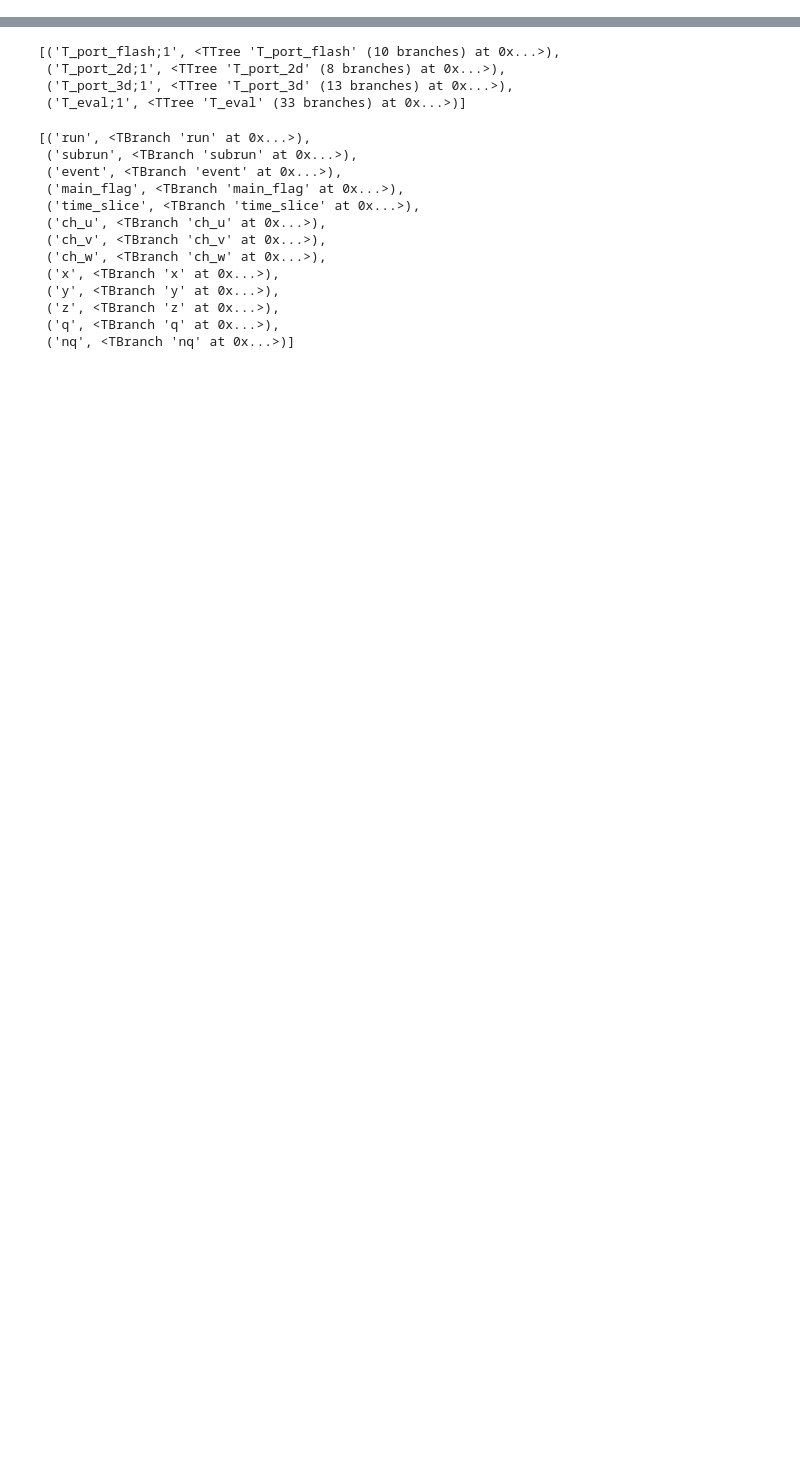
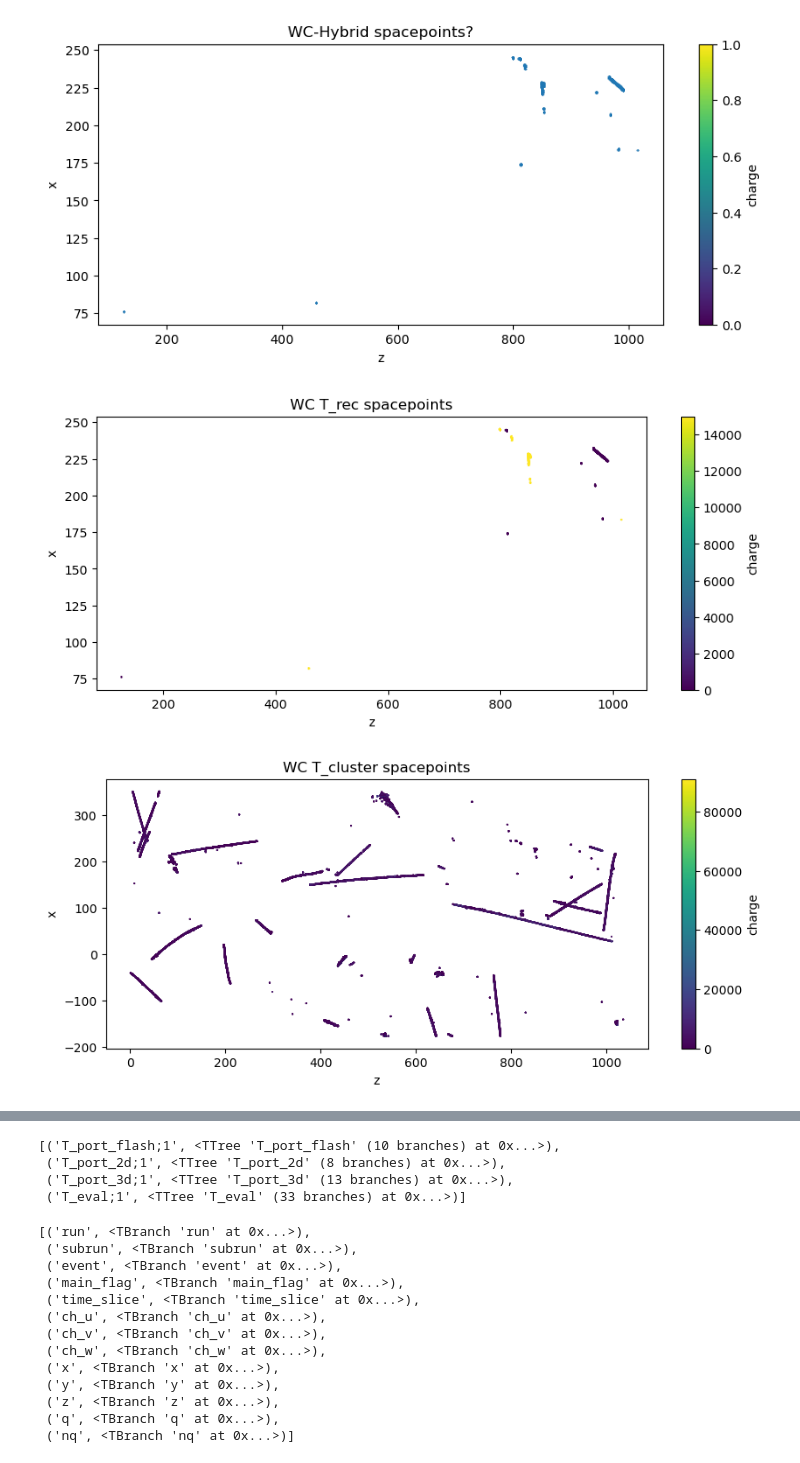
Before and after one commit to leehagaman/spacepoint_ssv, a Jupyter notebook: analyze_files_from_reco1_processing.ipynb, the cells around one changed output, grey strips where cells are left out. Cells and saved outputs as stored; diff of their text form; code cells hidden in the pictures; blank space fills up the shorter version.

```diff
--- a/analyze_files_from_reco1_processing.ipynb
+++ b/analyze_files_from_reco1_processing.ipynb
@@ -5,6 +5,8 @@ import matplotlib.pyplot as plt
 
 import pandas as pd
 # %%
+reco1_file = "input_files/newly_processed_files/PhysicsRun-2017_11_5_4_50_23-0013779-00270_20190207T153317_ext_unbiased_2_20190610T213810_simmxd_20190610T233509_g4_detsim_mix_r1a_r1b_postdlmctruth_r1c_postwcct_postdlmc.root"
+
 nominal_celltree_file = "input_files/newly_processed_files/PhysicsRun-2017_11_5_4_50_23-0013779-00270_20190207T153317_ext_unbiased_2_20190610T213810_simmxd_20190610T233509_g4_detsim_mix_r1a_r1b_postdlmctruth_r1c_postwcct_postdlmc_detsim_mix_postwcct.root"
 
 merge_file = "input_files/newly_processed_files/merge.root"
@@ -17,7 +19,9 @@ nominal_reco2_file = "input_files/newly_processed_files/RootOutput-5e6e-23ef-939
 nominal_ntuple_file = "input_files/newly_processed_files/reco_stage_2_hist.root"
 
 # just T_rec added
-new_spacepoint_slimmed_port_file = "input_files/newly_processed_files/new_with_spacepoints/PhysicsRun-2017_11_5_4_50_23-0013779-00270_20190207T153317_ext_unbiased_2_20190610T213810_simmxd_20190610T233509_g4_detsim_mix_r1a_r1b_postdlmctruth_r1c_postwcct_postdlmc_detsim_mix_postwcct_20241203T230150_overlayWCP.root"
+#new_spacepoint_slimmed_port_file = "input_files/newly_processed_files/new_with_spacepoints/PhysicsRun-2017_11_5_4_50_23-0013779-00270_20190207T153317_ext_unbiased_2_20190610T213810_simmxd_20190610T233509_g4_detsim_mix_r1a_r1b_postdlmctruth_r1c_postwcct_postdlmc_detsim_mix_postwcct_20241203T230150_overlayWCP.root"
+#new_spacepoint_slimmed_port_file = "input_files/newly_processed_files/new_with_spacepoints/PhysicsRun-2017_11_5_4_50_23-0013779-00270_20190207T153317_ext_unbiased_2_20190610T213810_simmxd_20190610T233509_g4_detsim_mix_r1a_r1b_postdlmctruth_r1c_postwcct_postdlmc_detsim_mix_postwcct_20241204T163338_overlayWCP.root"
+new_spacepoint_slimmed_port_file = "input_files/newly_processed_files/new_with_spacepoints/PhysicsRun-2017_11_5_4_50_23-0013779-00270_20190207T153317_ext_unbiased_2_20190610T213810_simmxd_20190610T233509_g4_detsim_mix_r1a_r1b_postdlmctruth_r1c_postwcct_postdlmc_detsim_mix_postwcct_20241204T171026_overlayWCP.root"
 
 # these were when the PF step was failing due to a too long file name
 #nominal_pf_port_file = "input_files/newly_processed_files/RootOutput-601c-1a89-abac-83f4.root"
@@ -77,0 +200,69 @@ ZeroDivisionError: division by zero
+# %%
+xyz = f["Events"]["recob::SpacePoints_portedSpacePointsThreshold__PortRedux.obj.fXYZ[3]"].array(library="np")[1]
+x = xyz[:, 0]
+y = xyz[:, 1]
+z = xyz[:, 2]
+
+plt.figure(figsize=(10, 4))
+plt.scatter(z, x, s=0.1)
+plt.colorbar(label="charge")
+plt.xlabel("z")
+plt.ylabel("x")
+plt.title("WC-Hybrid spacepoints?")
+plt.show()
+
+x = f["Events"]["SimpleSpacePoints_portedWCSpacePointsTrec__PortRedux.obj.x"].array(library="np")[1]
+y = f["Events"]["SimpleSpacePoints_portedWCSpacePointsTrec__PortRedux.obj.y"].array(library="np")[1]
+z = f["Events"]["SimpleSpacePoints_portedWCSpacePointsTrec__PortRedux.obj.z"].array(library="np")[1]
+q = f["Events"]["SimpleSpacePoints_portedWCSpacePointsTrec__PortRedux.obj.q"].array(library="np")[1]
+
+plt.figure(figsize=(10, 4))
+plt.scatter(z, x, c=q, s=0.1)
+plt.colorbar(label="charge")
+plt.xlabel("z")
+plt.ylabel("x")
+plt.title("WC T_rec spacepoints")
+plt.show()
+
+x = f["Events"]["SimpleSpacePoints_portedWCSpacePointsTcluster__PortRedux.obj.x"].array(library="np")[1]
+y = f["Events"]["SimpleSpacePoints_portedWCSpacePointsTcluster__PortRedux.obj.y"].array(library="np")[1]
+z = f["Events"]["SimpleSpacePoints_portedWCSpacePointsTcluster__PortRedux.obj.z"].array(library="np")[1]
+q = f["Events"]["SimpleSpacePoints_portedWCSpacePointsTcluster__PortRedux.obj.q"].array(library="np")[1]
+
+plt.figure(figsize=(10, 4))
+plt.scatter(z, x, c=q, s=0.1)
+plt.colorbar(label="charge")
+plt.xlabel("z")
+plt.ylabel("x")
+plt.title("WC T_cluster spacepoints")
+plt.show()
+
+x = f["Events"]["SimpleSpacePoints_portedWCSpacePointsTreccharge__PortRedux.obj.x"].array(library="np")[1]
+y = f["Events"]["SimpleSpacePoints_portedWCSpacePointsTreccharge__PortRedux.obj.y"].array(library="np")[1]
+z = f["Events"]["SimpleSpacePoints_portedWCSpacePointsTreccharge__PortRedux.obj.z"].array(library="np")[1]
+q = f["Events"]["SimpleSpacePoints_portedWCSpacePointsTreccharge__PortRedux.obj.q"].array(library="np")[1]
+
+plt.figure(figsize=(10, 4))
+plt.scatter(z, x, c=q, s=0.1)
+plt.colorbar(label="charge")
+plt.xlabel("z")
+plt.ylabel("x")
+plt.title("WC T_rec_charge spacepoints")
+plt.show()
+
+x = f["Events"]["SimpleSpacePoints_portedWCSpacePointsTrecchargeblob__PortRedux.obj.x"].array(library="np")[1]
+y = f["Events"]["SimpleSpacePoints_portedWCSpacePointsTrecchargeblob__PortRedux.obj.y"].array(library="np")[1]
+z = f["Events"]["SimpleSpacePoints_portedWCSpacePointsTrecchargeblob__PortRedux.obj.z"].array(library="np")[1]
+q = f["Events"]["SimpleSpacePoints_portedWCSpacePointsTrecchargeblob__PortRedux.obj.q"].array(library="np")[1]
+
+plt.figure(figsize=(10, 4))
+plt.scatter(z, x, c=q, s=0.1)
+plt.colorbar(label="charge")
+plt.xlabel("z")
+plt.ylabel("x")
+plt.title("WC T_rec_charge_blob spacepoints")
+plt.show()
+# %% [output]
+[figure, added]
+[figure, added]
+[figure, added]
```
Also changed, not shown: parts of 18 cells of this notebook.
